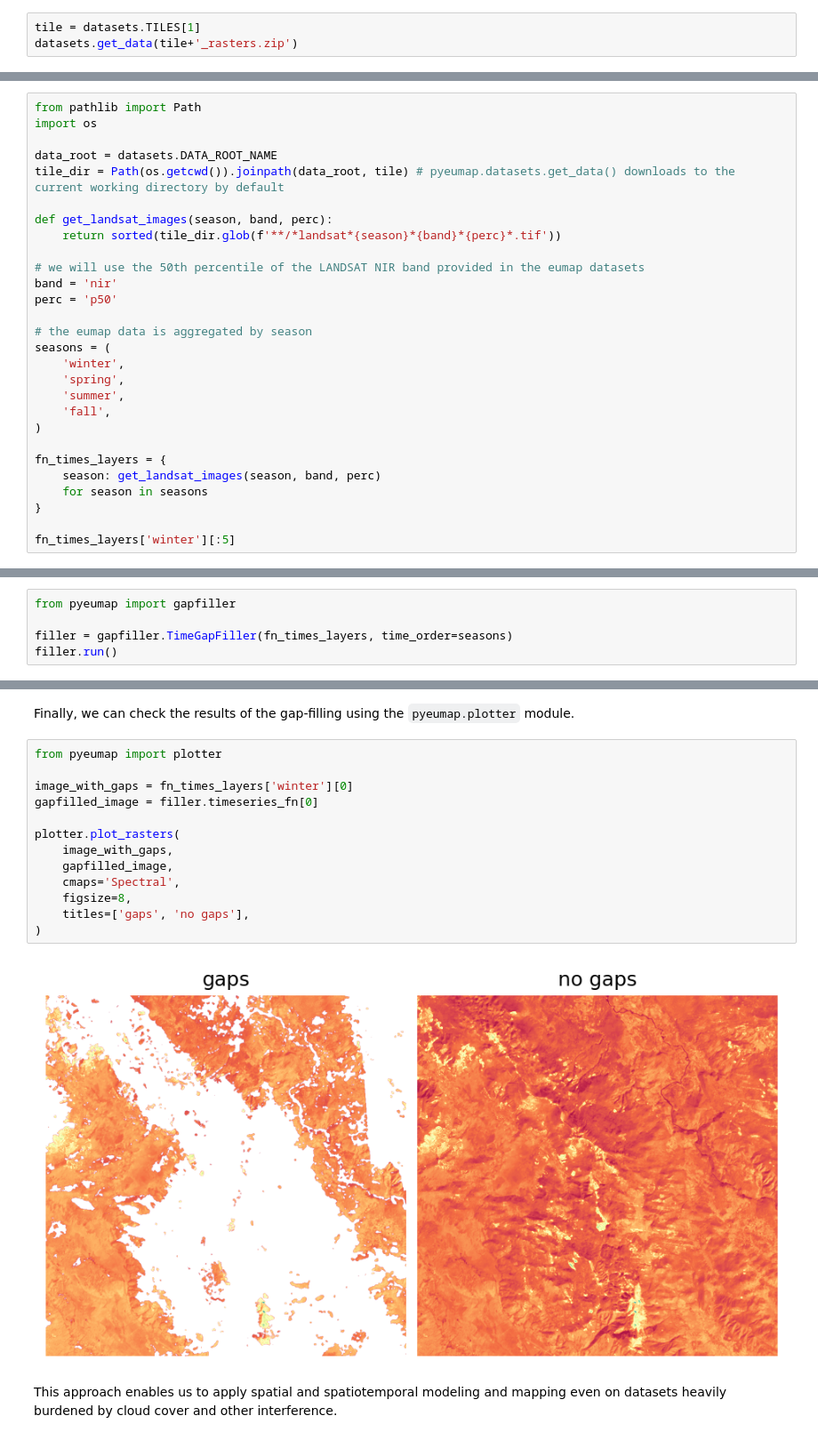
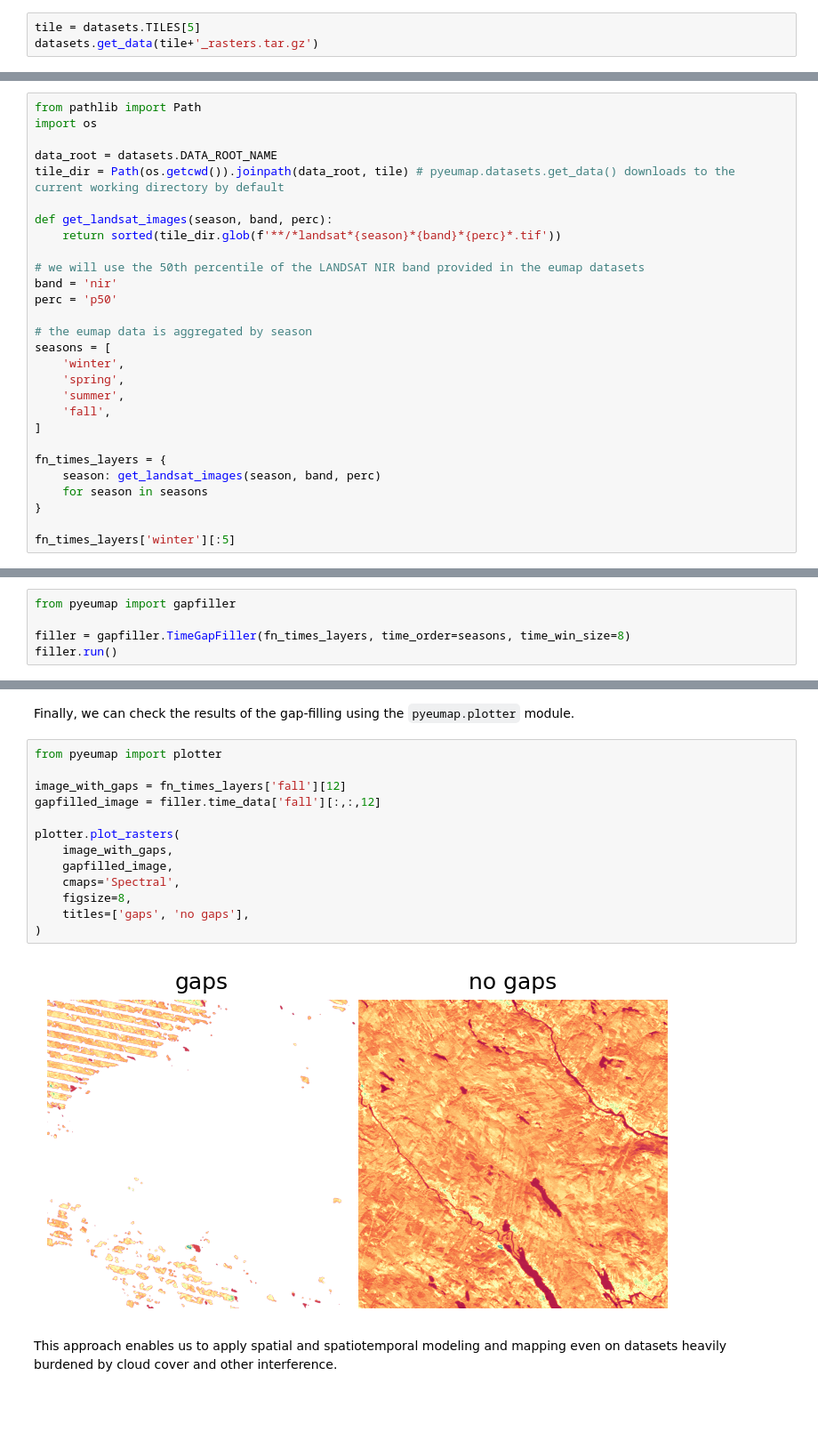
Before and after one commit to openlandmap/scikit-map, a Jupyter notebook: demo/python/01_temporal_gapfilling.ipynb, the cells around one changed output, grey strips where cells are left out. Shown at 89% size. Cells and saved outputs as stored; diff of their text form; blank space fills up the shorter version.

```diff
--- a/demo/python/01_temporal_gapfilling.ipynb
+++ b/demo/python/01_temporal_gapfilling.ipynb
@@ -13,6 +28,6 @@ datasets.TILES
 # %% [markdown]
 We will use a LANDSAT raster time-series for Croatia.
 # %%
-tile = datasets.TILES[1]
-datasets.get_data(tile+'_rasters.zip')
+tile = datasets.TILES[5]
+datasets.get_data(tile+'_rasters.tar.gz')
 # %% [output]
@@ -35,12 +50,12 @@ band = 'nir'
 perc = 'p50'
 
 # the eumap data is aggregated by season
-seasons = (
+seasons = [
     'winter',
     'spring',
     'summer',
     'fall',
-)
+]
 
 fn_times_layers = {
     season: get_landsat_images(season, band, perc)
@@ -59,6 +74,6 @@ After we have defined our timeseries, we can fill the gaps using `pyeumap.gapfil
 # %%
 from pyeumap import gapfiller
 
-filler = gapfiller.TimeGapFiller(fn_times_layers, time_order=seasons)
+filler = gapfiller.TimeGapFiller(fn_times_layers, time_order=seasons, time_win_size=8)
 filler.run()
 # %% [output]
@@ -81,17 +95,17 @@ Finally, we can check the results of the gap-filling using the `pyeumap.plotter`
 # %%
 from pyeumap import plotter
 
-image_with_gaps = fn_times_layers['winter'][0]
-gapfilled_image = filler.timeseries_fn[0]
+image_with_gaps = fn_times_layers['fall'][12]
+gapfilled_image = filler.time_data['fall'][:,:,12]
 
 plotter.plot_rasters(
     image_with_gaps,
     gapfilled_image,
     cmaps='Spectral',
     figsize=8,
     titles=['gaps', 'no gaps'],
 )
 # %% [output]
-[figure, old version]
+[figure, new version]
 # %% [markdown]
 This approach enables us to apply spatial and spatiotemporal modeling and mapping even on datasets heavily burdened by cloud cover and other interference.
```
Also changed, not shown: parts of 5 cells of this notebook, 6 other files.
